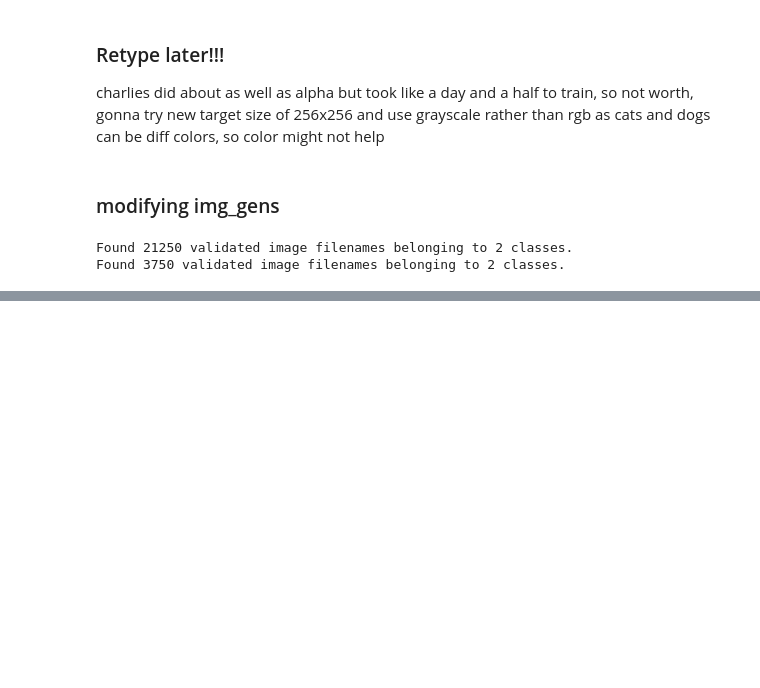
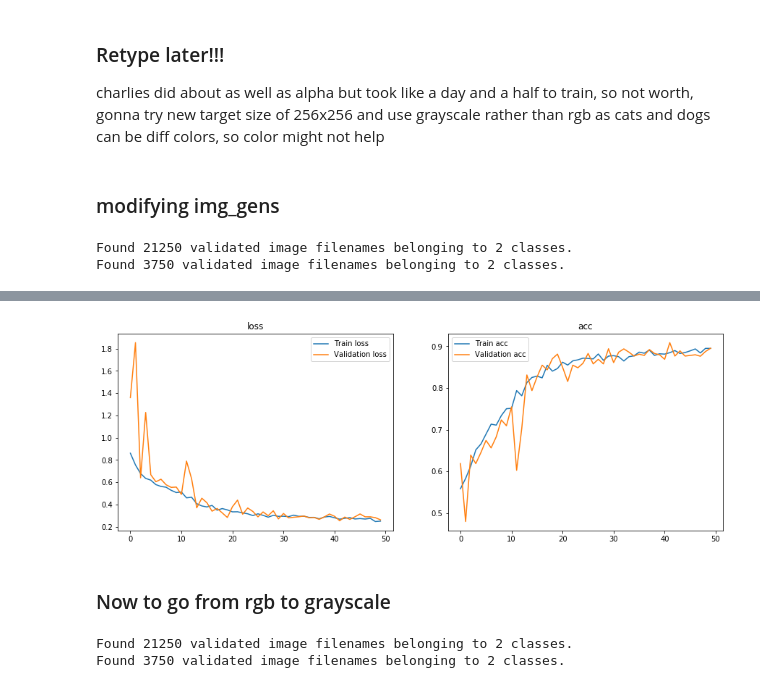
Before and after one commit to Booandlean/cat_or_dog, a Jupyter notebook: Notebooks/Modeling.ipynb, the cells around one changed output, grey strips where cells are left out. Drawn from its saved outputs; the diff is of its cells as text; code cells hidden in the pictures; blank space fills up the shorter version.

Commit message:
eval time

```diff
--- a/Notebooks/Modeling.ipynb
+++ b/Notebooks/Modeling.ipynb
@@ -416,7 +416,7 @@ Found 21250 validated image filenames belonging to 2 classes.
 Found 3750 validated image filenames belonging to 2 classes.
 # %%
 delta = Sequential()
-delta.add(Conv2D(32, (3, 3), activation = 'relu', input_shape = (width, height, 3)))#3 for rgb
+delta.add(Conv2D(32, (3, 3), activation = 'relu', input_shape = (256, 256, 3)))#3 for rgb
 delta.add(MaxPooling2D(pool_size=(2, 2)))
 delta.add(BatchNormalization())
 delta.add(Dropout(0.20))
@@ -468,2 +468,11 @@ Trainable params: 15,497,090
 Non-trainable params: 1,728
 _________________________________________________________________
+# %%
+history_delta = delta.fit_generator(
+    train_generator,
+    epochs = 50, #100 really was excessive, time is money, and money is pizza
+    validation_data = val_generator,
+    validation_steps = 20,
+    steps_per_epoch = 100,
+    callbacks = call_backs
+)
@@ -469,0 +497,35 @@ _________________________________________________________________
+# %%
+vis_history(history_delta)
+# %% [output]
+[figure, added]
+# %% [markdown]
+### Now to go from rgb to grayscale
+# %%
+img_size = (256, 256)#keeping this cuz it worked very well last time
+
+train_generator = img_gen.flow_from_dataframe(
+    X_t,
+    data_path,
+    x_col = 'filename',
+    y_col = 'label',
+    target_size = img_size,
+    batch_size = batch_size,
+    class_mode ='categorical',
+    color_mode='grayscale'
+)
+
+val_img_gen = ImageDataGenerator(rescale = 1./255.)
+
+val_generator = img_gen.flow_from_dataframe(
+    v_t,
+    data_path,
+    x_col = 'filename',
+    y_col = 'label',
+    target_size = img_size,
+    batch_size = batch_size,
+    class_mode ='categorical',
+    color_mode='grayscale'
+)
+# %% [output]
+Found 21250 validated image filenames belonging to 2 classes.
+Found 3750 validated image filenames belonging to 2 classes.
```
Also changed, not shown: parts of 10 cells of this notebook, 1 other file.
